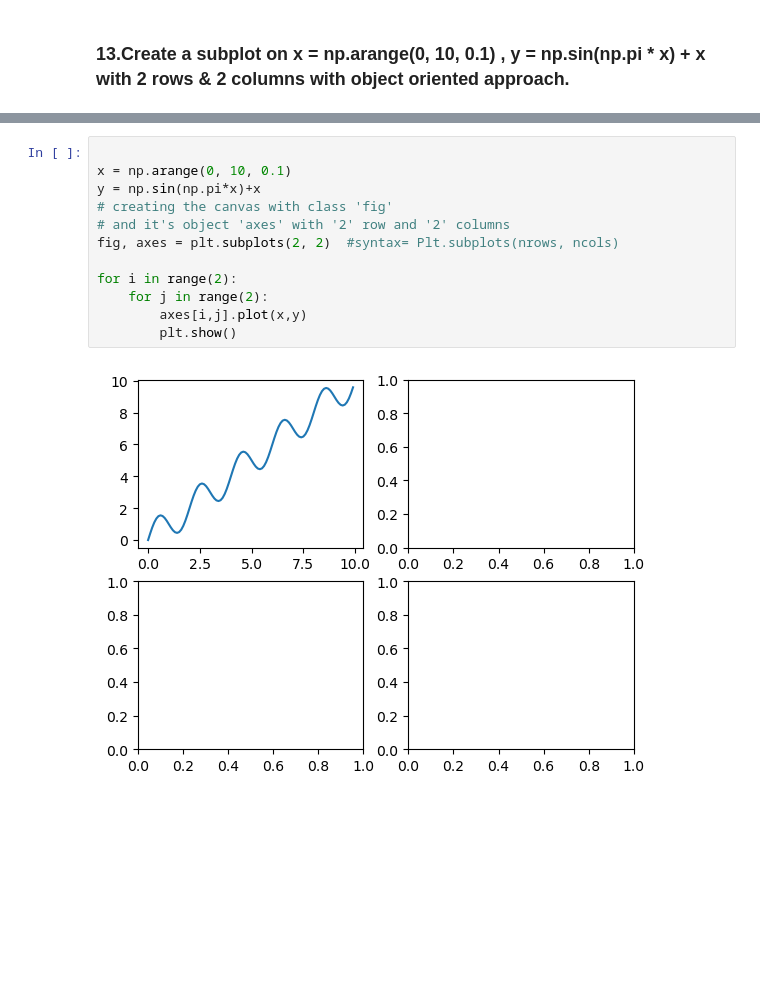
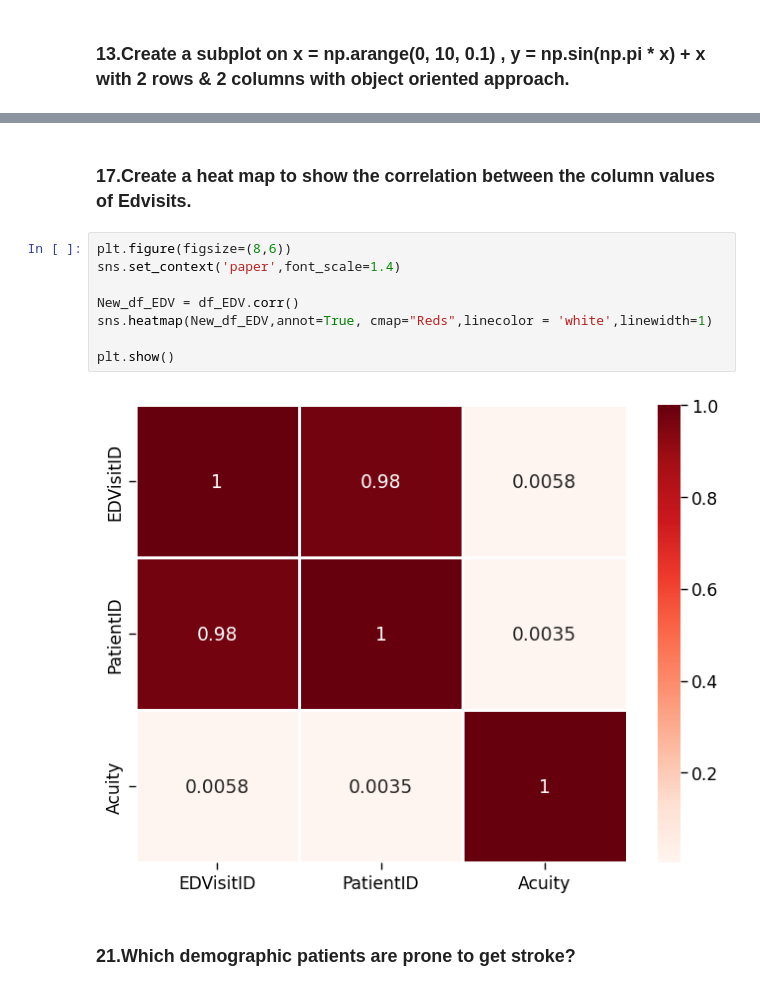
Before and after one commit to svmamidi/Python-Pandas, a Jupyter notebook: Python-Pandas-Sonal.ipynb, the cells around one changed output, grey strips where cells are left out. Saved outputs shown, nothing was run; the diff lists cells and outputs as text; blank space fills up the shorter version.

```diff
--- a/Python-Pandas-Sonal.ipynb
+++ b/Python-Pandas-Sonal.ipynb
@@ -100,14 +96,14 @@ plt.show()
-# %%
-
-x = np.arange(0, 10, 0.1)
-y = np.sin(np.pi*x)+x
-# creating the canvas with class 'fig'
-# and it's object 'axes' with '2' row and '2' columns
-fig, axes = plt.subplots(2, 2)  #syntax= Plt.subplots(nrows, ncols)
-
-for i in range(2):
-    for j in range(2):
-        axes[i,j].plot(x,y)
-        plt.show()
-# %% [output]
-[figure, removed]
+# %% [markdown]
+### 17.Create a heat map to show the correlation between the column values of Edvisits.
+# %%
+plt.figure(figsize=(8,6))
+sns.set_context('paper',font_scale=1.4)
+
+New_df_EDV = df_EDV.corr()
+sns.heatmap(New_df_EDV,annot=True, cmap="Reds",linecolor = 'white',linewidth=1)
+
+plt.show()
+# %% [output]
+[figure, added]
+# %% [markdown]
+### 21.Which demographic patients are prone to get stroke?
```
Also changed, not shown: parts of 36 cells of this notebook.
